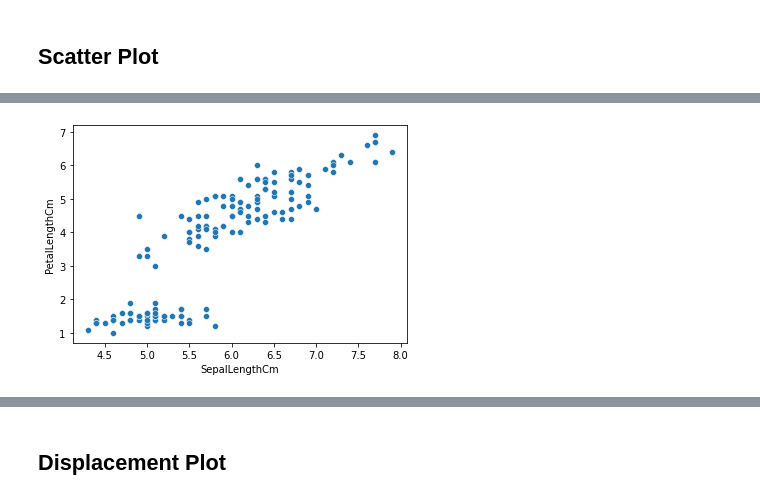
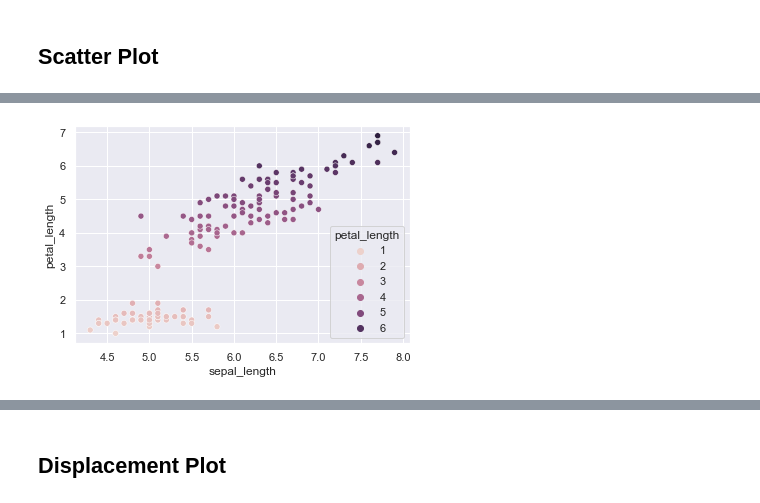
Before and after one commit to codernayeem/python-data-science-cheat-sheet, a Jupyter notebook: 3.6_seaborn.ipynb, the cells around one changed output, grey strips where cells are left out. Drawn from its saved outputs; the diff is of its cells as text; code cells hidden in the pictures.

Commit message:
Added subplot, FacetGrid, PairGrid & load_dataset

```diff
--- a/3.6_seaborn.ipynb
+++ b/3.6_seaborn.ipynb
@@ -43,6 +44,7 @@ plt.show()
 # %% [output]
 [figure]
 # %%
+sns.set(rc={'figure.figsize': (10, 8)}) # Setting Figure size
 sns.barplot(x='Generation', y='HP', hue='Legendary', data=df, palette='autumn')
 plt.show()
 # %% [output]
@@ -54,3 +54,6 @@ df2 = pd.read_csv('data\\Iris.csv')
+# %%
+df2 = sns.load_dataset('Iris')
+# Load an example dataset from the online repository (requires internet)
 # %%
 df2.head()
 # %% [output]
@@ -62,0 +66,4 @@ df2.head()
+# %%
+sns.set(rc={'figure.figsize': (6, 4)}) # Setting Figure size
+sns.scatterplot(x='sepal_length', y='petal_length', data=df2)
+plt.show()
@@ -63,5 +77,5 @@ df2.head()
 # %%
-sns.scatterplot(x='SepalLengthCm', y='PetalLengthCm', data=df2)
+sns.scatterplot(x='sepal_length', y='petal_length', hue='petal_length', data=df2)
 plt.show()
 # %% [output]
-[figure, old version]
+[figure, new version]
```
Also changed, not shown: parts of 25 cells of this notebook.
